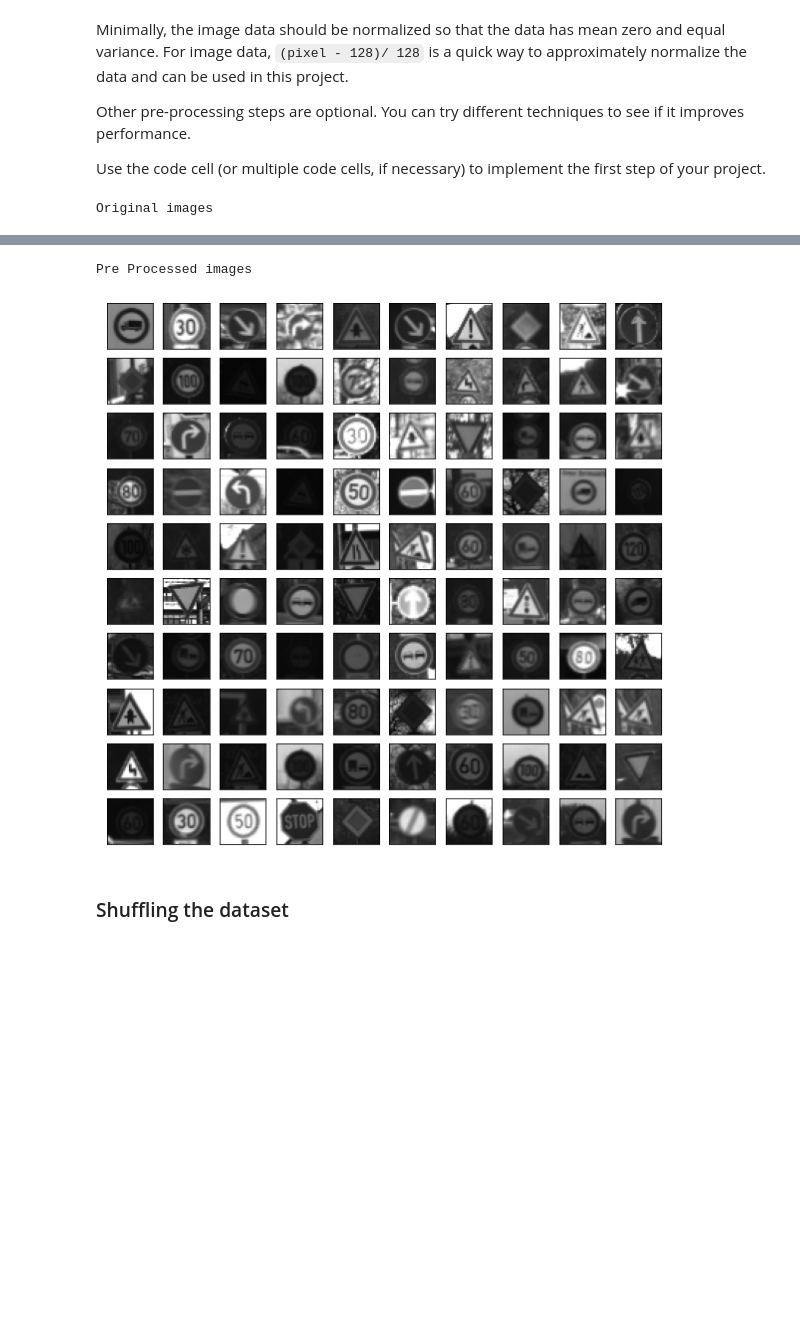
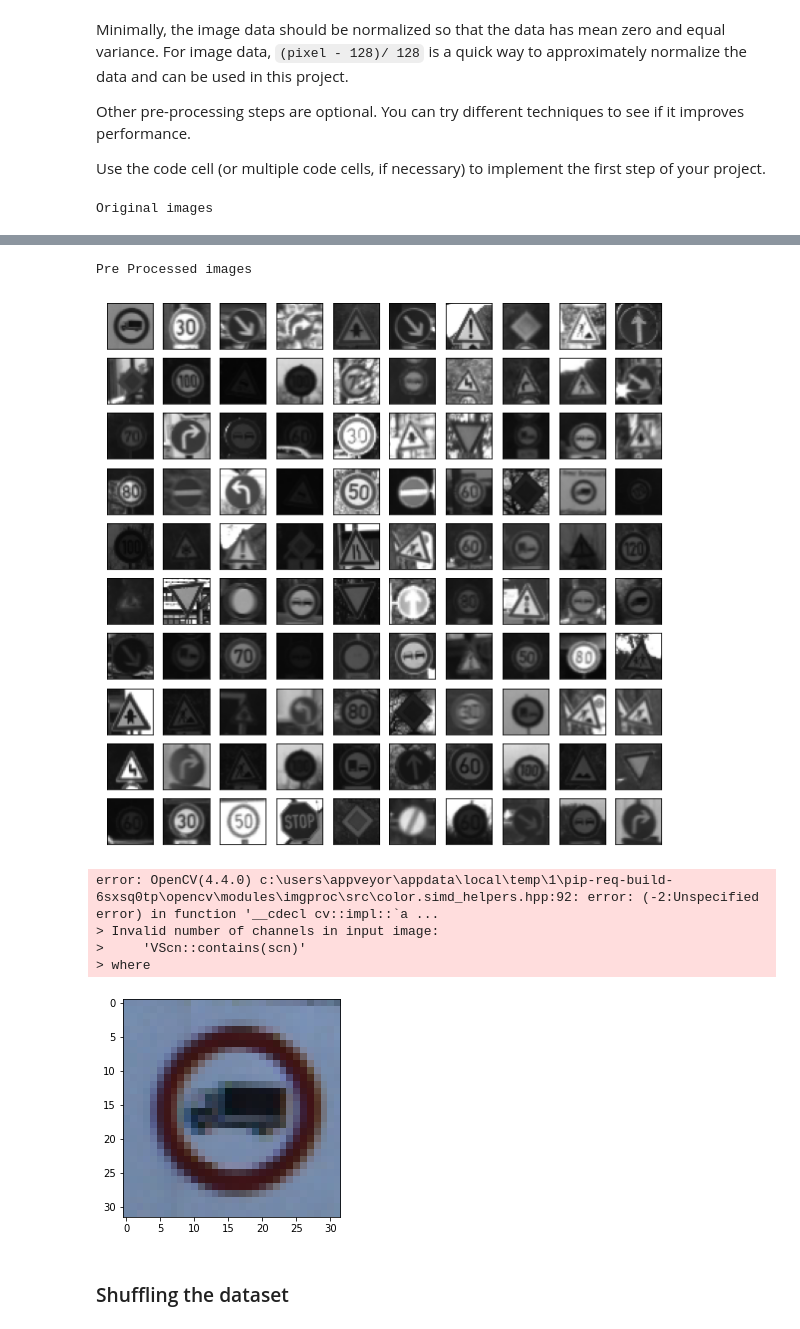
Before and after one commit to mo7mmed77/Traffic-Signs-Classifier, a Jupyter notebook: Traffic_Sign_Classifier.ipynb, the cells around one changed output, grey strips where cells are left out. Cells and saved outputs as stored; diff of their text form; code cells hidden in the pictures; blank space fills up the shorter version.

```diff
--- a/Traffic_Sign_Classifier.ipynb
+++ b/Traffic_Sign_Classifier.ipynb
@@ -228,33 +209,46 @@ def show_images(images, n_images):
 
     plt.show()
 
 
 def normalize_image(image):
     return ( (image.astype(np.float64) - 128)/128)
 
 def pre_process_images(images):
     result_img = np.zeros((len(images), 32, 32, 3), np.float64)
 
     for index, img in enumerate(images):
         gray = cv2.cvtColor(cv2.cvtColor(img, cv2.COLOR_RGB2GRAY), cv2.COLOR_GRAY2RGB)
         result_img[index]=normalize_image(gray)
     return result_img
 
 ## end of functions to be used for preprocessing images
 
 # Testing the output of these functions and comparing them with original
 
 
 print('Original images')
 show_images(X_test, 100)
 print('Pre Processed images')
 
 show_images((( pre_process_images(X_test)*128)+128).astype(np.uint8),100)
+
+
+plt.imshow(X_test[0])
+
+plt.savefig('./plots/Original_images.png')
+plt.imshow(((pre_process_images(X_test[0])*128)+128).astype(np.uint8))
+
+plt.savefig('./plots/Preprocessed.png')
 # %% [output]
 Original images
 [figure]
 Pre Processed images
 [figure]
+error: OpenCV(4.4.0) c:\users\appveyor\appdata\local\temp\1\pip-req-build-6sxsq0tp\opencv\modules\imgproc\src\color.simd_helpers.hpp:92: error: (-2:Unspecified error) in function '__cdecl cv::impl::`a ...
+> Invalid number of channels in input image:
+>     'VScn::contains(scn)'
+> where
+[figure, added]
 # %% [markdown]
 ### Shuffling the dataset
 # %%
```
Also changed, not shown: parts of 1 cell of this notebook, 2 other files.
